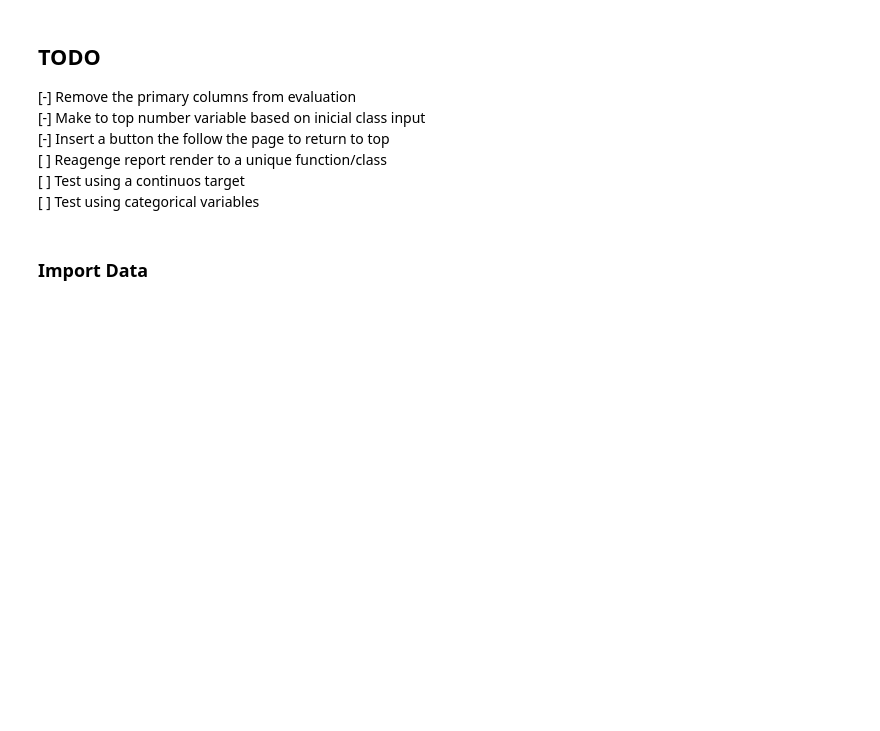
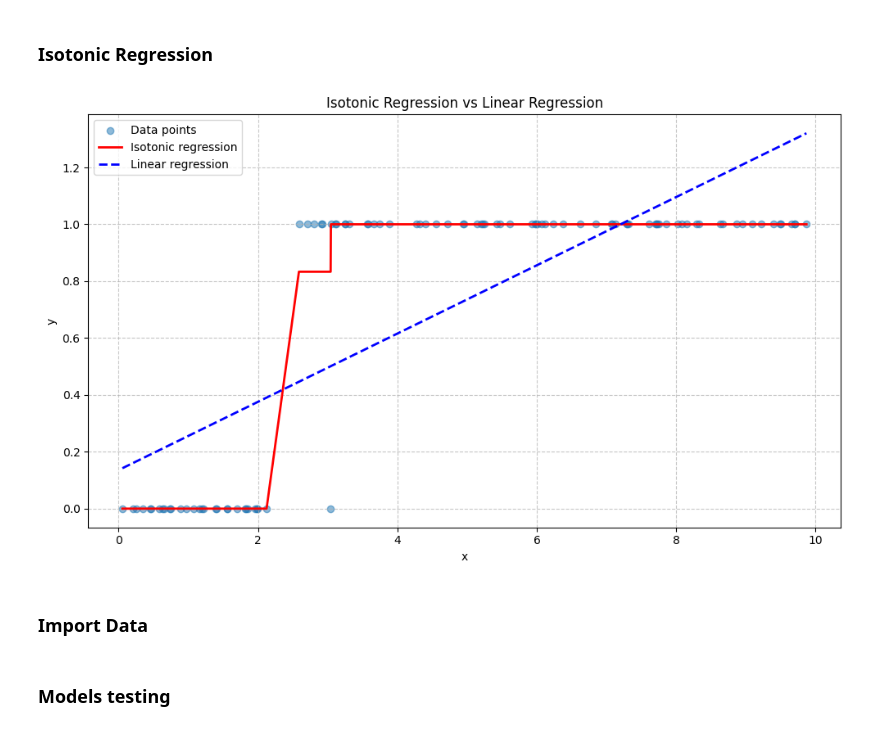
Before and after one commit to luleoli/janestreet, a Jupyter notebook: test.ipynb, the cells around one changed output. Drawn from its saved outputs; the diff is of its cells as text; code cells hidden in the pictures; blank space fills up the shorter version.

```diff
--- a/test.ipynb
+++ b/test.ipynb
@@ -1,11 +1,40 @@
-# %% [markdown]
-## TODO
-
-[-] Remove the primary columns from evaluation
-[-] Make to top number variable based on inicial class input
-[-] Insert a button the follow the page to return to top
-[ ] Reagenge report render to a unique function/class
-[ ] Test using a continuos target
-[ ] Test using categorical variables
+# %% [markdown]
+### Isotonic Regression
+# %%
+import numpy as np
+import matplotlib.pyplot as plt
+from sklearn.isotonic import IsotonicRegression
+from sklearn.linear_model import LinearRegression
+
+# Generate synthetic data with a non-linear, generally increasing trend
+np.random.seed(42)
+x = np.sort(np.random.rand(100) * 10)
+# Underlying function is non-linear: y = x^0.5 + noise
+y_true = np.sqrt(x)
+y = (y_true + np.random.normal(0, 0.3, size=len(x)) > 1.5).astype(int)
+
+# Fit isotonic regression
+ir = IsotonicRegression()
+y_isotonic = ir.fit_transform(x, y)
+
+# Fit linear regression for comparison
+lr = LinearRegression()
+lr.fit(x.reshape(-1, 1), y)
+y_linear = lr.predict(x.reshape(-1, 1))
+
+# Create plot
+plt.figure(figsize=(10, 6))
+plt.scatter(x, y, alpha=0.5, label='Data points')
+plt.plot(x, y_isotonic, 'r-', label='Isotonic regression', linewidth=2)
+plt.plot(x, y_linear, 'b--', label='Linear regression', linewidth=2)
+plt.legend(loc='upper left')
+plt.title('Isotonic Regression vs Linear Regression')
+plt.xlabel('x')
+plt.ylabel('y')
+plt.grid(True, linestyle='--', alpha=0.7)
+plt.tight_layout()
+plt.show()
+# %% [output]
+[figure, added]
 # %% [markdown]
 ### Import Data
@@ -70,2 +78,4 @@ sandeda.report('CHURN_0_0_0')
+# %% [markdown]
+### Models testing
 # %%
 from sklearn.model_selection import train_test_split
```
Also changed, not shown: parts of 28 cells of this notebook, 10 other files.
